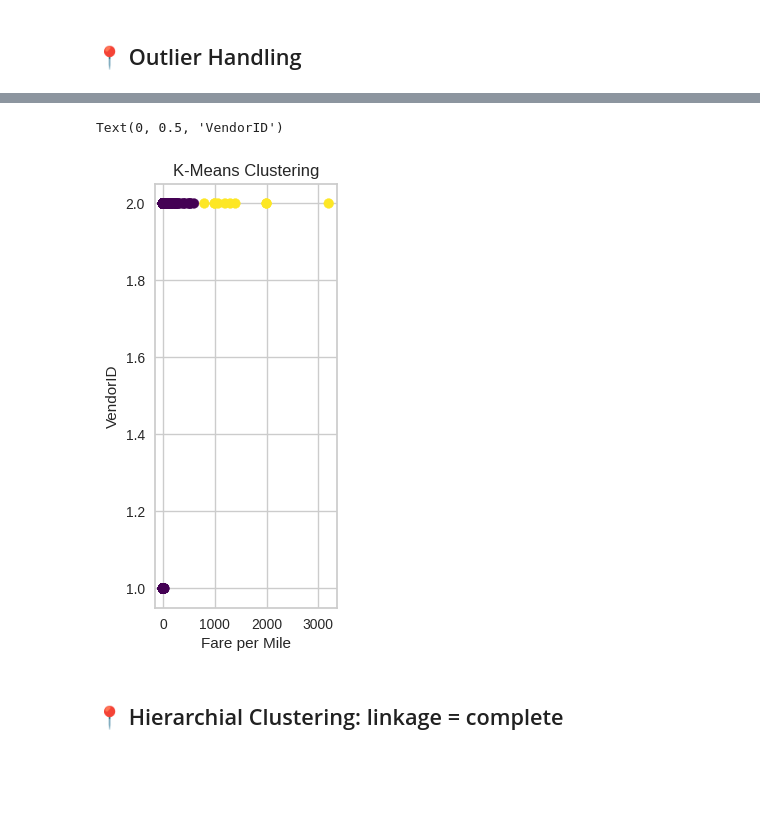
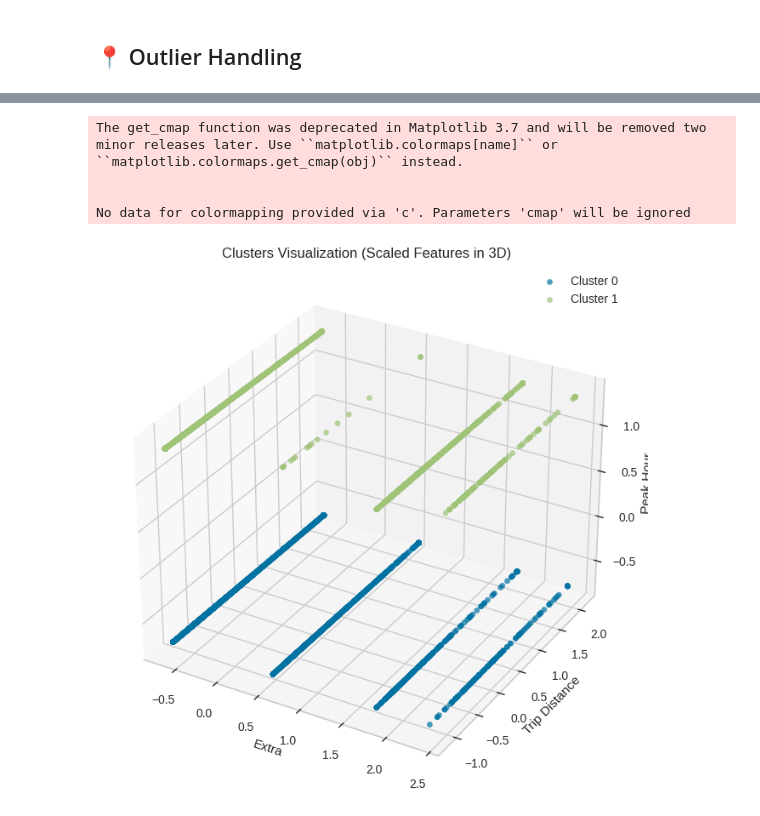
Before and after one commit to kasdead-4432/kasdead, a Jupyter notebook: icha-clustering-new.ipynb, the cells around one changed output, grey strips where cells are left out. Cells and saved outputs as stored; diff of their text form; code cells hidden in the pictures; blank space fills up the shorter version.

```diff
--- a/icha-clustering-new.ipynb
+++ b/icha-clustering-new.ipynb
@@ -531,12 +476,19 @@ clusters = kmeans.fit_predict(X)
+# %%
+# Choosing the number of clusters based on silhouette analysis
+n_clusters = 2
+
+# Fit KMeans model
+cluster_model = KMeans(n_clusters=n_clusters, n_init=10, random_state=42)
+cluster_pred = cluster_model.fit_predict(X_scaled)
 # %%
-cluster_analysis = kmeans.fit_predict(X)
-data_with_clusters = pd.DataFrame(X.copy())
-data_with_clusters['Cluster'] = cluster_analysis
+cluster_pred = cluster_model.fit_predict(X_scaled)
+
+# Add cluster labels to the data
+data_with_clusters = pd.DataFrame(X_scaled, columns=features)
+data_with_clusters['Cluster'] = cluster_pred
 
 print("Cluster Assignments")
 print(data_with_clusters['Cluster'].value_counts())
-
-data_with_clusters
 # %% [output]
 Cluster Assignments
 Cluster
@@ -588,15 +498,25 @@ Name: count, dtype: int64
-# %%
-kmeans = KMeans(n_clusters=2, random_state=42)
-kmeans_labels = kmeans.fit_predict(X)
-
-plt.subplot(1, 3, 1)
-plt.scatter(X['fare_per_mile'], X['VendorID'],
-            c=kmeans_labels, cmap='viridis')
-plt.title('K-Means Clustering')
-plt.xlabel('Fare per Mile')
-plt.ylabel('VendorID')
-# %% [output]
-Text(0, 0.5, 'VendorID')
-[figure, removed]
-# %% [markdown]
-## 📍 Hierarchial Clustering: linkage = complete
+# %%
+# 3D Scatter Plot with Matplotlib
+fig = plt.figure(figsize=(10, 8))
+ax = fig.add_subplot(111, projection='3d')
+
+# Define a colormap
+cmap = plt.cm.get_cmap('viridis', n_clusters)
+
+for cluster_id in range(n_clusters):
+    cluster_data = data_with_clusters[data_with_clusters['Cluster'] == cluster_id]
+    ax.scatter(cluster_data['extra'], cluster_data['trip_distance'], cluster_data['peak_hour'],
+                label=f'Cluster {cluster_id}', alpha=0.7, cmap=cmap)
+
+ax.set_title('Clusters Visualization (Scaled Features in 3D)')
+ax.set_xlabel('Extra')
+ax.set_ylabel('Trip Distance')
+ax.set_zlabel('Peak Hour')
+ax.legend()
+plt.show()
+# %% [output]
+The get_cmap function was deprecated in Matplotlib 3.7 and will be removed two minor releases later. Use ``matplotlib.colormaps[name]`` or ``matplotlib.colormaps.get_cmap(obj)`` instead.
+
+
+No data for colormapping provided via 'c'. Parameters 'cmap' will be ignored
+[figure, added]
```
Also changed, not shown: parts of 26 cells of this notebook.
